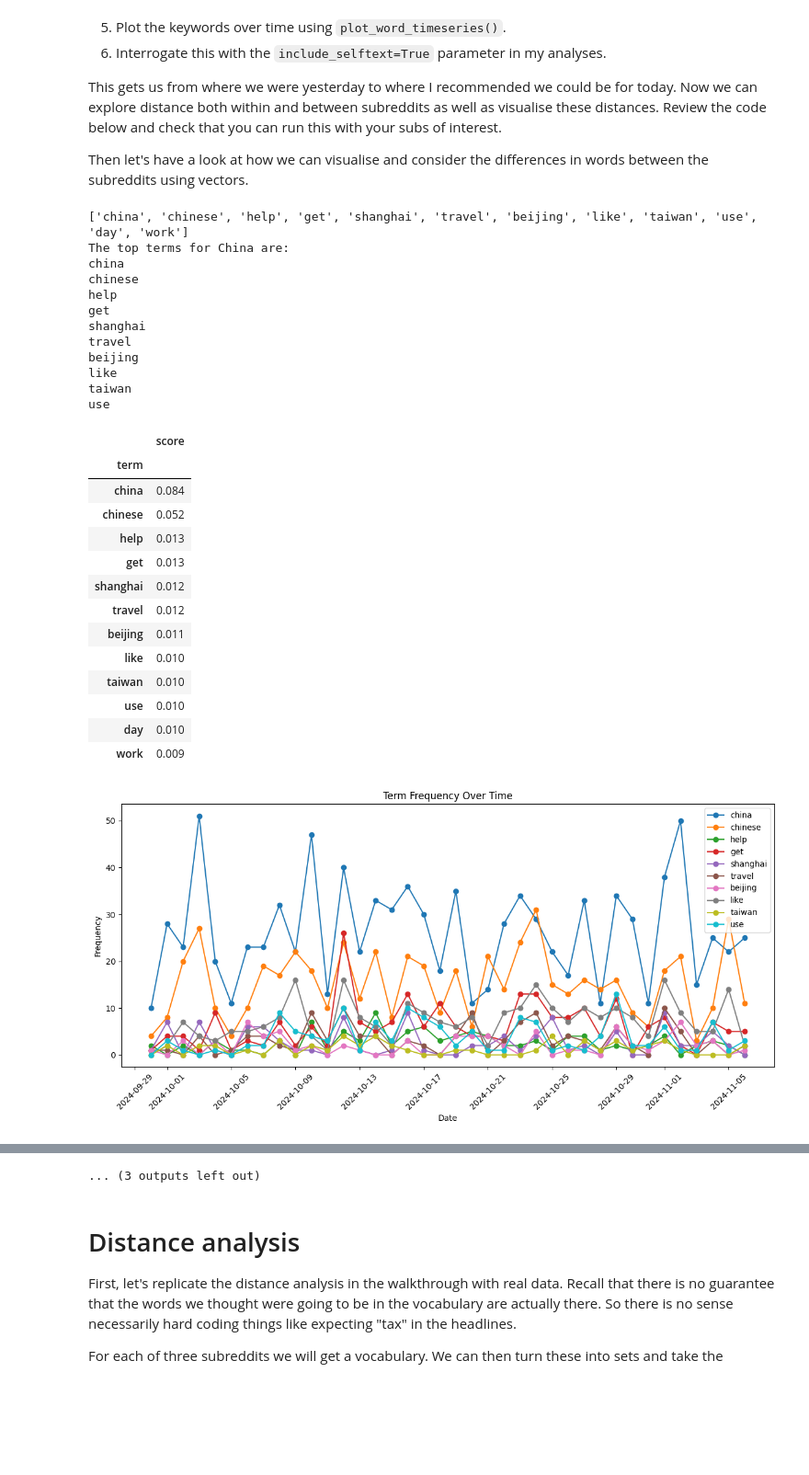
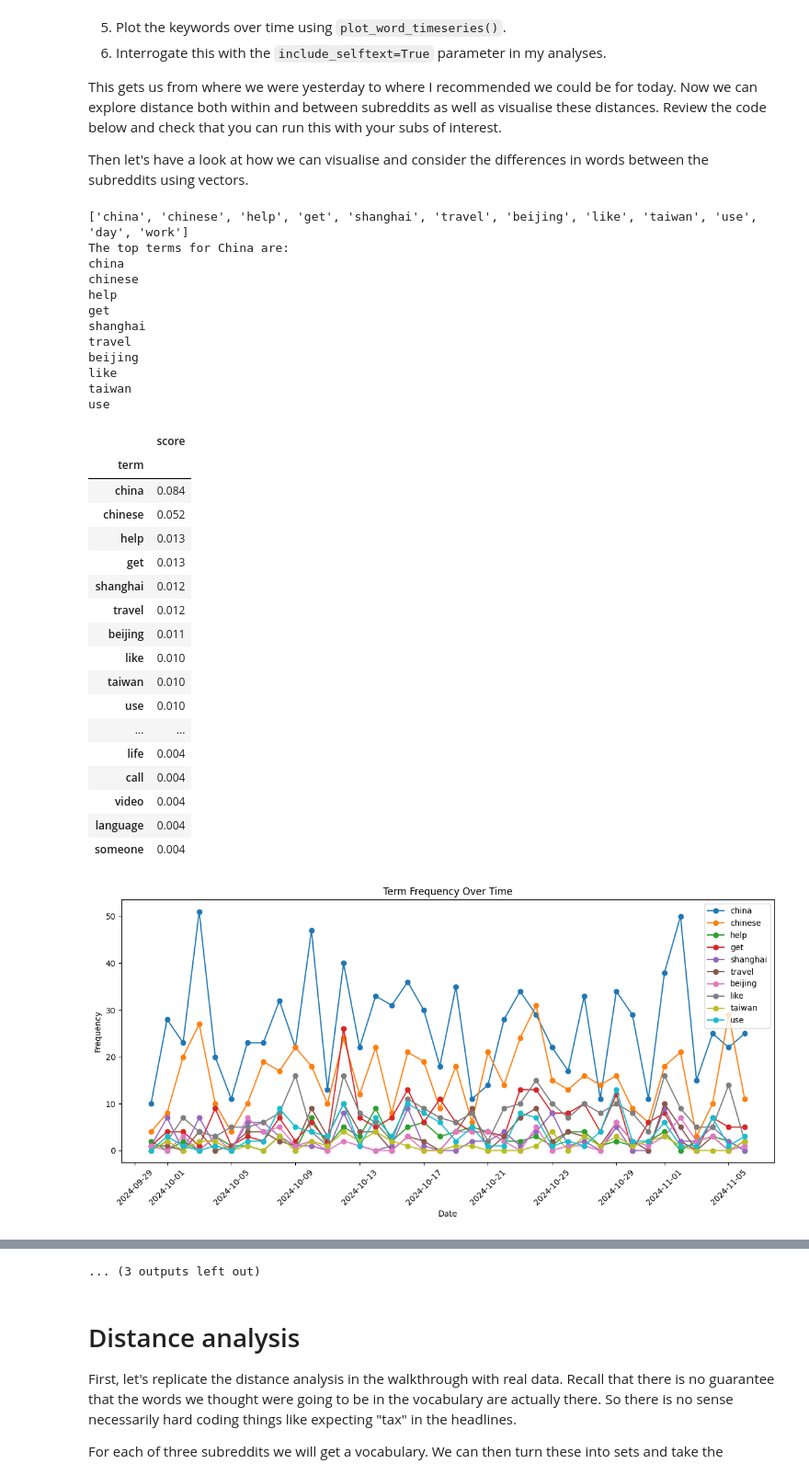
Before and after one commit to yingslim/oii-reddit-analysis, a Jupyter notebook: w3d3_lab.ipynb, the cells around one changed output, grey strips where cells are left out. Shown at 92% size. Cells and saved outputs as stored; diff of their text form; code cells hidden in the pictures; blank space fills up the shorter version.

```diff
--- a/w3d3_lab.ipynb
+++ b/w3d3_lab.ipynb
@@ -59,10 +59,10 @@ for sub in subs_of_interest:
     #with open(pkl_file, "r") as fp:
         #pickle.load(pick)
     #posts = pickle.load(pick)
-    #name = sub + "_df.csv"
-    #posts_df.to_csv(name)
-    #pkl_file = sub + "_posts.pkl"
-    #with open(pkl_file, "wb") as fp:
+    name = sub + "_df.csv"
+    posts_df.to_csv(name)
+    pkl_file = sub + "_posts.pkl"
+    with open(pkl_file, "wb") as fp:
         #pickle.dump(posts, fp)
 
     tfidf_results = tfidf_analyze_subreddit(posts)
@@ -76,10 +76,12 @@ for sub in subs_of_interest:
     print(top_terms)
     top_ten = top_terms[:10]
     print(f"The top terms for {sub} are:\n", "\n".join(top_ten), sep="")
-    display(tf_idf_scores.head(12).style.format("{:.3f}"))
+    display(tf_idf_scores.head(100).style.format("{:.3f}"))
+    tfid = sub + "_tfidf.csv"
+    tf_idf_scores.to_csv(tfid)
 
     fig, ax = plot_word_timeseries(posts_df, top_ten)
-    #plt.savefig(sub + '.png')
+    plt.savefig(sub + '.png')
     plt.show()
     print(top_terms)
     if sub.lower() in top_terms:
@@ -93,36 +95,40 @@ for sub in subs_of_interest:
 
     print(f"The top terms for {sub} not including subreddit names are:\n", "\n".join(top_terms), sep="")
     #display(tf_idf_scores.head().style.format("{:.3f}"))
     fig, ax = plot_word_timeseries(posts_df, top_terms)
-    #plt.savefig(sub + 'nameremoved.png')
+    plt.savefig(sub + 'nameremoved.png')
     plt.show()
 # %% [output]
 ['china', 'chinese', 'help', 'get', 'shanghai', 'travel', 'beijing', 'like', 'taiwan', 'use', 'day', 'work']
 The top terms for China are:
 china
 chinese
 help
 get
 shanghai
 travel
 beijing
 like
 taiwan
 use
 |  | score |
 | term |  |
 | china | 0.084 |
 | chinese | 0.052 |
 | help | 0.013 |
 | get | 0.013 |
 | shanghai | 0.012 |
 | travel | 0.012 |
 | beijing | 0.011 |
 | like | 0.010 |
 | taiwan | 0.010 |
 | use | 0.010 |
-| day | 0.010 |
-| work | 0.009 |
+| ... | ... |
+| life | 0.004 |
+| call | 0.004 |
+| video | 0.004 |
+| language | 0.004 |
+| someone | 0.004 |
 [figure]
 ['china', 'chinese', 'help', 'get', 'shanghai', 'travel', 'beijing', 'like', 'taiwan', 'use', 'day', 'work']
 The top terms for China not including subreddit names are:
```
Also changed, not shown: parts of 1 cell of this notebook.
